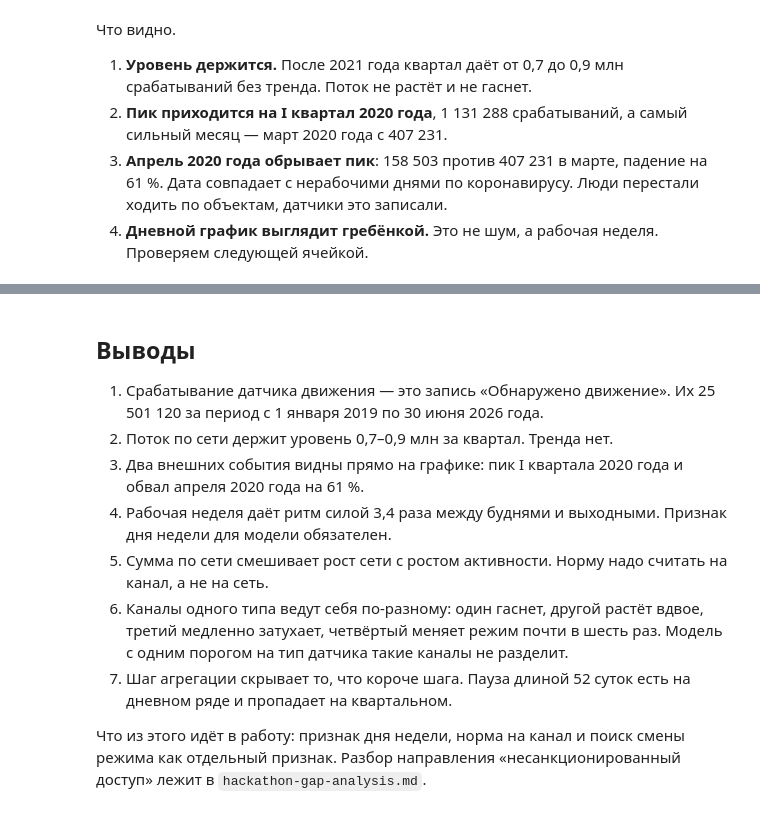
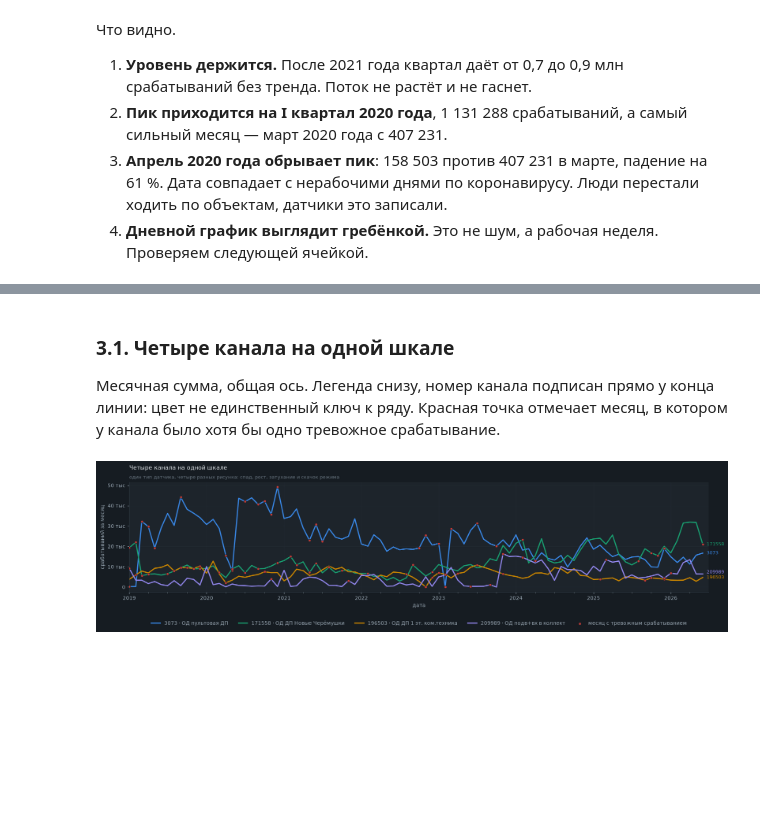
Before and after one commit to IIshikiII/LCT2026, a Jupyter notebook: notebooks/02-motion-timeline.ipynb, the cells around one changed output, grey strips where cells are left out. Cells and saved outputs as stored; diff of their text form; code cells hidden in the pictures; blank space fills up the shorter version.

```diff
--- a/notebooks/02-motion-timeline.ipynb
+++ b/notebooks/02-motion-timeline.ipynb
@@ -550,21 +637,36 @@ plt.tight_layout(); plt.show()
 # %% [markdown]
-## Выводы
+### 3.1. Четыре канала на одной шкале
 
-1. Срабатывание датчика движения — это запись «Обнаружено движение». Их
-   25 501 120 за период с 1 января 2019 по 30 июня 2026 года.
-2. Поток по сети держит уровень 0,7–0,9 млн за квартал. Тренда нет.
-3. Два внешних события видны прямо на графике: пик I квартала 2020 года и
-   обвал апреля 2020 года на 61 %.
-4. Рабочая неделя даёт ритм силой 3,4 раза между буднями и выходными. Признак
-   дня недели для модели обязателен.
-5. Сумма по сети смешивает рост сети с ростом активности. Норму надо считать на
-   канал, а не на сеть.
-6. Каналы одного типа ведут себя по-разному: один гаснет, другой растёт вдвое,
-   третий медленно затухает, четвёртый меняет режим почти в шесть раз. Модель с
-   одним порогом на тип датчика такие каналы не разделит.
-7. Шаг агрегации скрывает то, что короче шага. Пауза длиной 52 суток есть на
-   дневном ряде и пропадает на квартальном.
-
-Что из этого идёт в работу: признак дня недели, норма на канал и поиск смены
-режима как отдельный признак. Разбор направления «несанкционированный доступ»
-лежит в `hackathon-gap-analysis.md`.
+Месячная сумма, общая ось. Легенда снизу, номер канала подписан прямо у конца
+линии: цвет не единственный ключ к ряду. Красная точка отмечает месяц, в котором
+у канала было хотя бы одно тревожное срабатывание.
+# %%
+fig, ax = plt.subplots(figsize=(16, 4.6))
+ends = {}
+for i, cid in enumerate(PICK):
+    r, ra = roll_up(pick_s[cid], "MS"), roll_up(pick_a[cid], "MS")
+    ax.plot(r.index, r.values, color=SERIES[i], lw=2,
+            label=f"{cid} · {meta.loc[cid, 'датчик']}")
+    hit = ra > 0
+    alarm_dots(ax, r.index[hit], r.values[hit], size=20,
+               label=("месяц с тревожным срабатыванием"
+                      if i == len(PICK) - 1 else None))
+    ends[cid] = (r.index[-1], float(r.values[-1]), SERIES[i])
+
+# подписи у конца линий расходятся по вертикали, иначе близкие ряды слипаются
+gap, prev = ax.get_ylim()[1] * 0.05, None
+for cid, (x, y, col) in sorted(ends.items(), key=lambda kv: kv[1][1]):
+    if prev is not None and y - prev < gap:
+        y = prev + gap
+    prev = y
+    ax.annotate(str(cid), (x, y), xytext=(7, 0), textcoords="offset points",
+                color=col, fontsize=8.5, va="center", annotation_clip=False)
+
+dress(ax, "срабатываний за месяц", "Четыре канала на одной шкале",
+      "один тип датчика, четыре разных рисунка: спад, рост, затухание и скачок режима",
+      xlabel=True)
+ax.legend(loc="upper center", bbox_to_anchor=(0.5, -0.22), ncol=5,
+          labelcolor=DIM, fontsize=9, handlelength=1.8, scatterpoints=1)
+plt.tight_layout(); plt.show()
+# %% [output]
+[figure, added]
```
Also changed, not shown: parts of 30 cells of this notebook.
